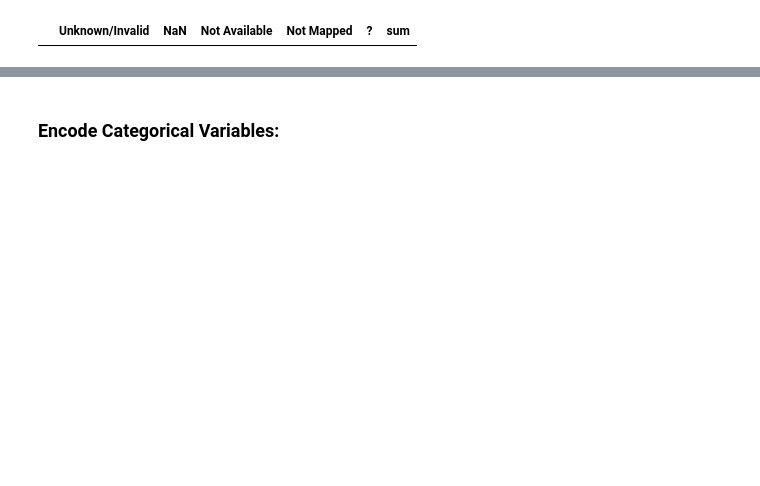
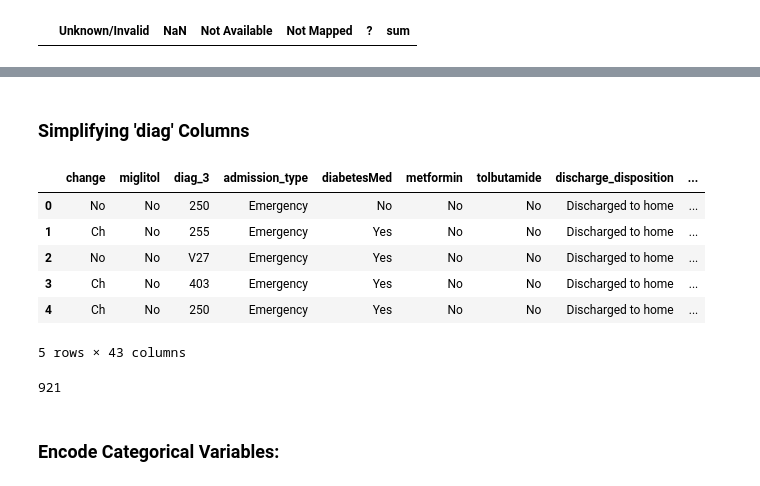
Before and after one commit to F102M8/data_science-CA6, a Jupyter notebook: CA6.ipynb, the cells around one changed output, grey strips where cells are left out. Drawn from its saved outputs; the diff is of its cells as text; code cells hidden in the pictures; blank space fills up the shorter version.

Commit message:
feat: encoding of diags got improved

```diff
--- a/CA6.ipynb
+++ b/CA6.ipynb
@@ -410,0 +429,17 @@ df.info() ## no null cell
+# %% [markdown]
+### Simplifying 'diag' Columns
+# %%
+diag_columns = [_col for _col in df.columns if _col.startswith('diag')]
+# %%
+for col in diag_columns:
+    df[col] = df[col].apply(lambda x: x.split('.')[0])
+
+df.head(5)
+# %% [output]
+|  | change | miglitol | diag_3 | admission_type | diabetesMed | metformin | tolbutamide | discharge_disposition | ... |
+| 0 | No | No | 250 | Emergency | No | No | No | Discharged to home | ... |
+| 1 | Ch | No | 255 | Emergency | Yes | No | No | Discharged to home | ... |
+| 2 | No | No | V27 | Emergency | Yes | No | No | Discharged to home | ... |
+| 3 | Ch | No | 403 | Emergency | Yes | No | No | Discharged to home | ... |
+| 4 | Ch | No | 250 | Emergency | Yes | No | No | Discharged to home | ... |
+5 rows × 43 columns
@@ -411,3 +456,7 @@ df.info() ## no null cell
+# %%
+len(df.columns)
+# %% [output]
+921
 # %% [markdown]
 ### Encode Categorical Variables:
 # %%
```
Also changed, not shown: parts of 16 cells of this notebook.
